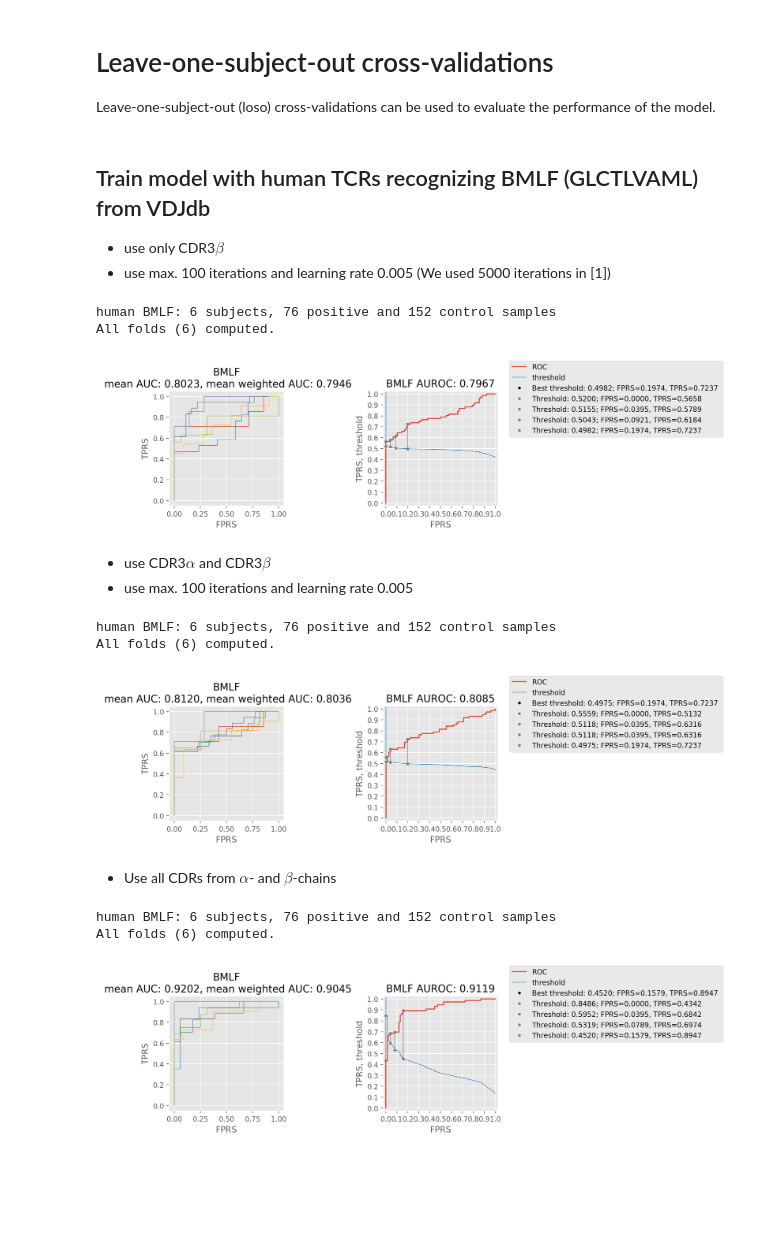
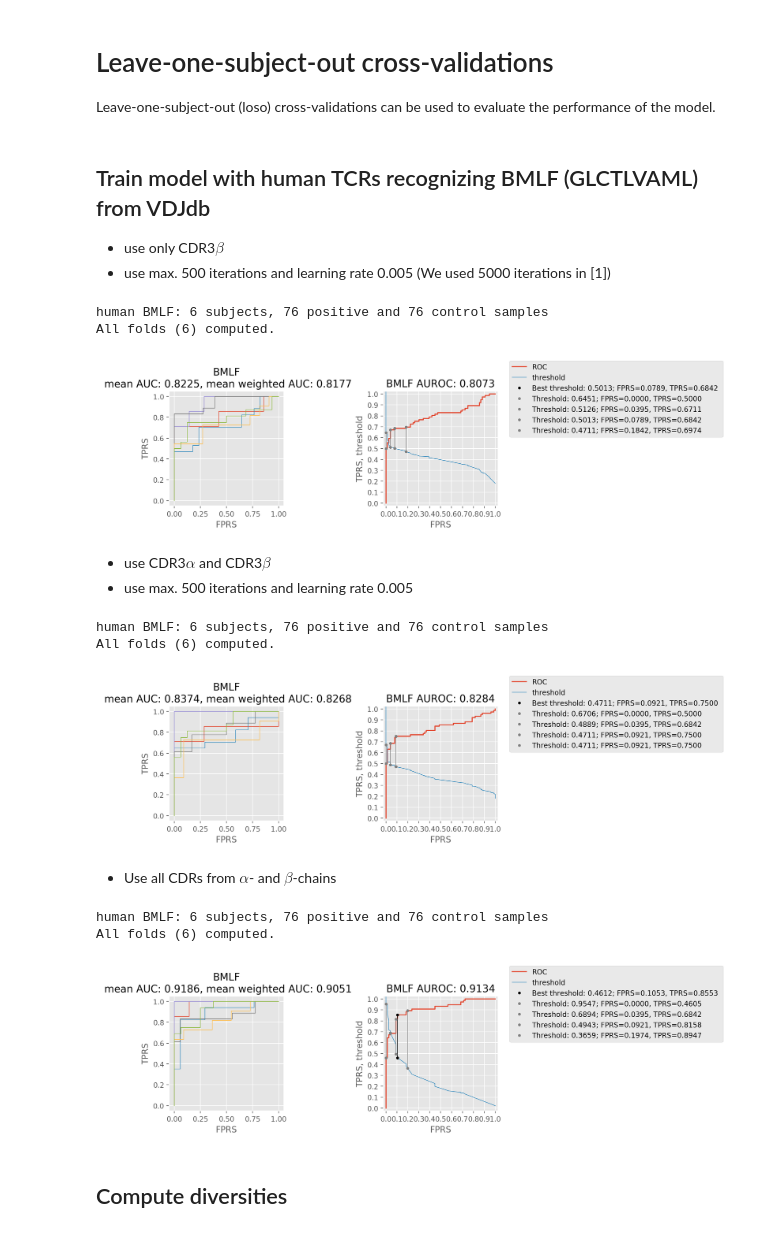
Before and after one commit to emmijokinen/TCRGP, a Jupyter notebook: Examples.ipynb, the cells around one changed output. Cells and saved outputs as stored; diff of their text form; code cells hidden in the pictures; blank space fills up the shorter version.

```diff
--- a/Examples.ipynb
+++ b/Examples.ipynb
@@ -246,30 +247,32 @@ Leave-one-subject-out (loso) cross-validations can be used to evaluate the perfo
 # %% [markdown]
 ## Train model with human TCRs recognizing BMLF (GLCTLVAML) from VDJdb
 * use only CDR3$\beta$
-* use max. 100 iterations and learning rate 0.005 (We used 5000 iterations in [1])
+* use max. 500 iterations and learning rate 0.005 (We used 5000 iterations in [1])
 # %%
 _,_,_,_ = tcrgp.loso('training_data/examples/dash_human_BMLF.csv','human','BMLF',pc_blo,cdr_types=[[],['cdr3']],
-                     m_iters=100,lr=0.005,nZ=0,mbs=0,va=None,vb=None,cdr3a=None,cdr3b='cdr3b',epis='Epitope',subs='Subject')
+                     m_iters=500,lr=0.005,nZ=0,mbs=0,va=None,vb=None,cdr3a=None,cdr3b='cdr3b',epis='Epitope',subs='Subject')
 # %% [output]
-human BMLF: 6 subjects, 76 positive and 152 control samples
+human BMLF: 6 subjects, 76 positive and 76 control samples
 All folds (6) computed.
-[figure, old version]
+[figure, new version]
 # %% [markdown]
 * use CDR3$\alpha$ and CDR3$\beta$
-* use max. 100 iterations and learning rate 0.005
+* use max. 500 iterations and learning rate 0.005
 # %%
 _,_,_,_ = tcrgp.loso('training_data/examples/dash_human_BMLF.csv','human','BMLF',pc_blo,cdr_types=[['cdr3'],['cdr3']],
-                     m_iters=100,lr=0.005,nZ=0,mbs=0,va=None,vb=None,cdr3a='cdr3a',cdr3b='cdr3b',epis='Epitope',subs='Subject')
+                     m_iters=500,lr=0.005,nZ=0,mbs=0,va=None,vb=None,cdr3a='cdr3a',cdr3b='cdr3b',epis='Epitope',subs='Subject')
 # %% [output]
-human BMLF: 6 subjects, 76 positive and 152 control samples
+human BMLF: 6 subjects, 76 positive and 76 control samples
 All folds (6) computed.
-[figure, old version]
+[figure, new version]
 # %% [markdown]
 * Use all CDRs from $\alpha$- and $\beta$-chains
 # %%
 _,_,_,_ = tcrgp.loso('training_data/examples/dash_human_BMLF.csv','human','BMLF',pc_blo,cdr_types=[['cdr3','cdr1','cdr2','cdr25'],['cdr3','cdr1','cdr2','cdr25']],
-                     m_iters=100,lr=0.005,nZ=0,mbs=0,va='va',vb='vb',cdr3a='cdr3a',cdr3b='cdr3b',epis='Epitope',subs='Subject')
+                     m_iters=500,lr=0.005,nZ=0,mbs=0,va='va',vb='vb',cdr3a='cdr3a',cdr3b='cdr3b',epis='Epitope',subs='Subject')
 # %% [output]
-human BMLF: 6 subjects, 76 positive and 152 control samples
+human BMLF: 6 subjects, 76 positive and 76 control samples
 All folds (6) computed.
-[figure, old version]
+[figure, new version]
+# %% [markdown]
+## Compute diversities
```
Also changed, not shown: parts of 13 cells of this notebook.
